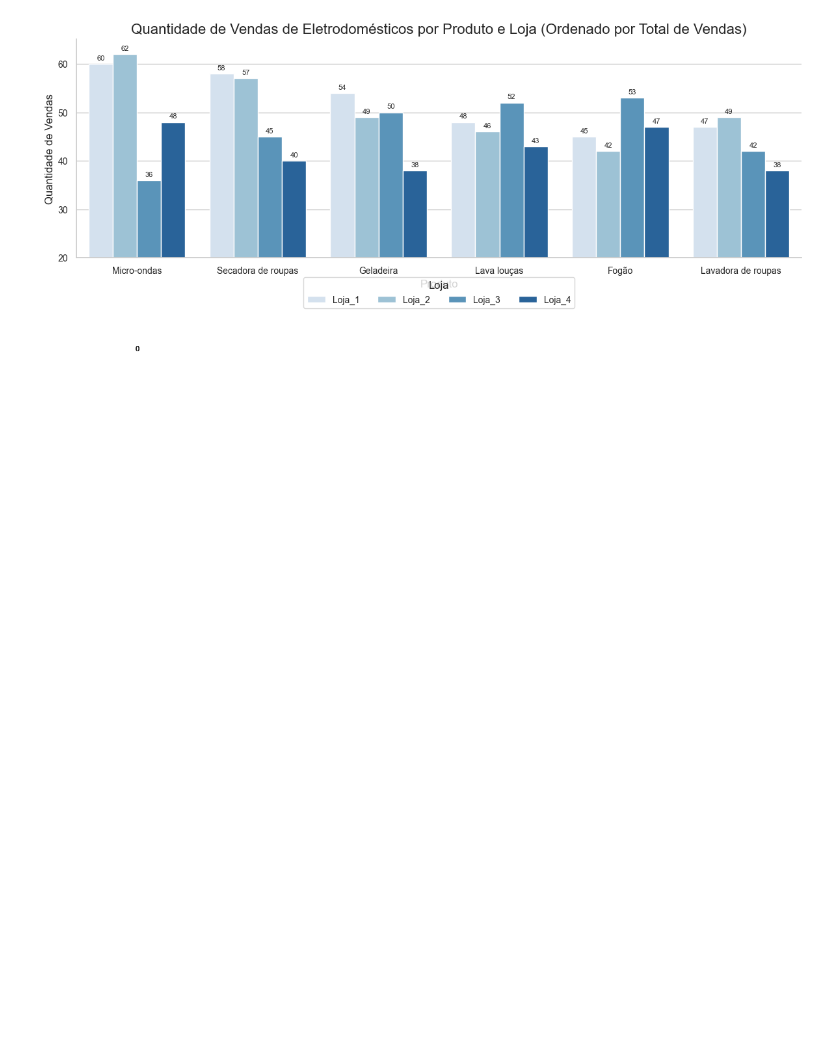
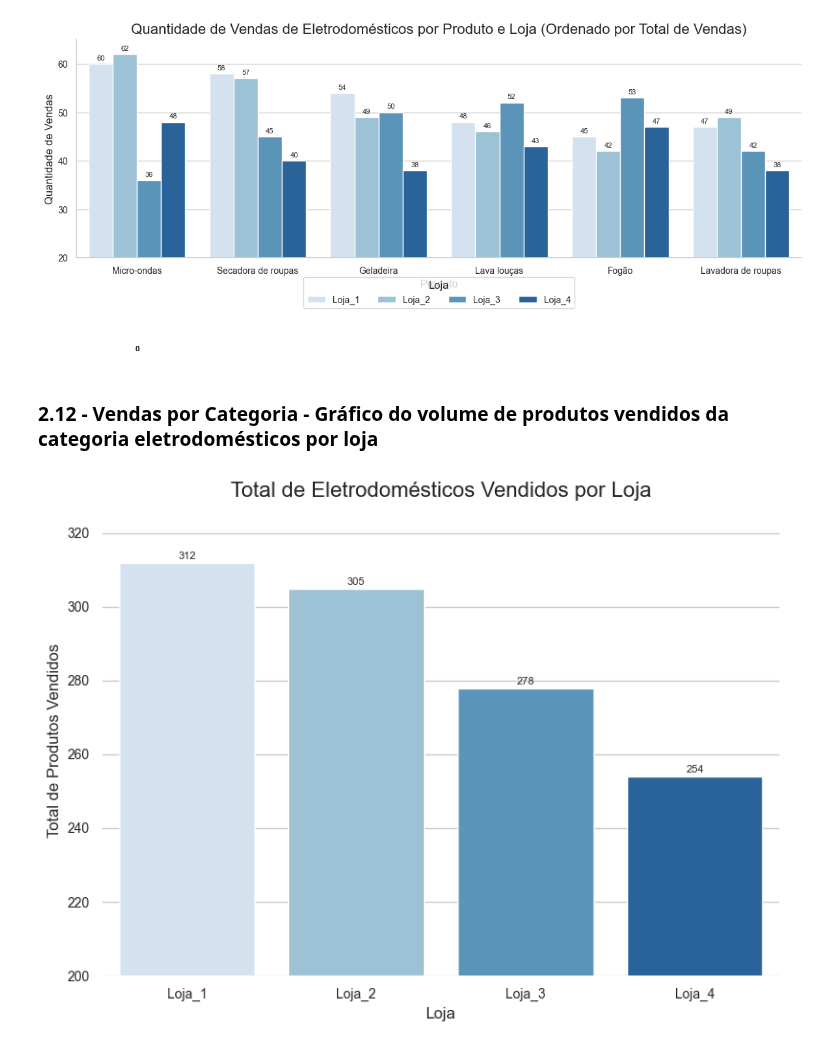
Before and after one commit to JCrpa/curso3_python_data_science_challenge_alura-store_github, a Jupyter notebook: AluraStoreBr.ipynb, the cells around one changed output. Saved outputs shown, nothing was run; the diff lists cells and outputs as text; code cells hidden in the pictures; blank space fills up the shorter version.

Commit message:
implementar o grafico do volume de produtos vendidos da categoria eletrodomesticos por loja

```diff
--- a/AluraStoreBr.ipynb
+++ b/AluraStoreBr.ipynb
@@ -927,3 +927,71 @@ plt.tight_layout(rect=[0, 0.05, 1, 0.95]) # Ajustar o espaço inferior para a le
 plt.show()
 # %% [output]
 [figure]
+# %% [markdown]
+### 2.12 - Vendas por Categoria - Gráfico do volume de produtos vendidos da categoria eletrodomésticos por loja
+# %%
+import pandas as pd
+import matplotlib.pyplot as plt
+import seaborn as sns
+import os
+
+# Define o caminho base para os arquivos
+caminho_base = "./base-de-dados-challenge-1/"
+arquivos_lojas = ['loja_1.csv', 'loja_2.csv', 'loja_3.csv', 'loja_4.csv']
+
+# Lista para armazenar os DataFrames de cada loja
+lista_tabelas = []
+
+# Loop para ler cada arquivo e adicionar a tabela à lista
+for arquivo in arquivos_lojas:
+    caminho_completo = os.path.join(caminho_base, arquivo)
+    df_loja = pd.read_csv(caminho_completo)
+    nome_loja = arquivo.split('.')[0].capitalize()
+    df_loja['Loja'] = nome_loja
+    lista_tabelas.append(df_loja)
+
+# Concatena todas as tabelas em uma única tabela chamada 'lojas'
+lojas = pd.concat(lista_tabelas, ignore_index=True)
+
+# Filtrar os dados para a categoria 'eletrodomesticos'
+eletrodomesticos = lojas[lojas['Categoria do Produto'] == 'eletrodomesticos']
+
+# Agrupar por loja e contar o total de produtos vendidos por loja
+total_vendas_por_loja = eletrodomesticos.groupby('Loja').size().reset_index(name='Total de Vendas')
+
+# Configurar o estilo do Seaborn
+sns.set_theme(style="whitegrid")
+
+# Configurar o tamanho da figura
+plt.figure(figsize=(8, 6))
+
+# Criar o gráfico de barras (CORREÇÃO DO AVISO)
+ax = sns.barplot(x='Loja', y='Total de Vendas', data=total_vendas_por_loja, palette='Blues', hue='Loja', legend=False)
+
+# Adicionar a quantidade vendida no topo de cada barra
+for p in ax.patches:
+    altura = p.get_height()
+    x_pos = p.get_x() + p.get_width() / 2.
+    y_pos = altura + 0.5  # Adiciona um pequeno espaço acima da barra
+    ax.text(x_pos, y_pos, f'{int(altura)}', ha='center', va='bottom', fontsize=8)
+
+# Adicionar rótulos e título
+plt.xlabel("Loja", fontsize=12)
+plt.ylabel("Total de Produtos Vendidos", fontsize=12)
+plt.title("Total de Eletrodomésticos Vendidos por Loja", fontsize=16)
+plt.xticks(fontsize=10)
+plt.yticks(fontsize=10)
+
+# Definir o limite inferior do eixo Y
+plt.ylim(bottom=200)
+
+# Remover spines desnecessárias
+sns.despine(bottom=True, left=True)
+
+# Ajustar o layout para evitar cortes
+plt.tight_layout()
+
+# Exibir o gráfico
+plt.show()
+# %% [output]
+[figure, added]
```
